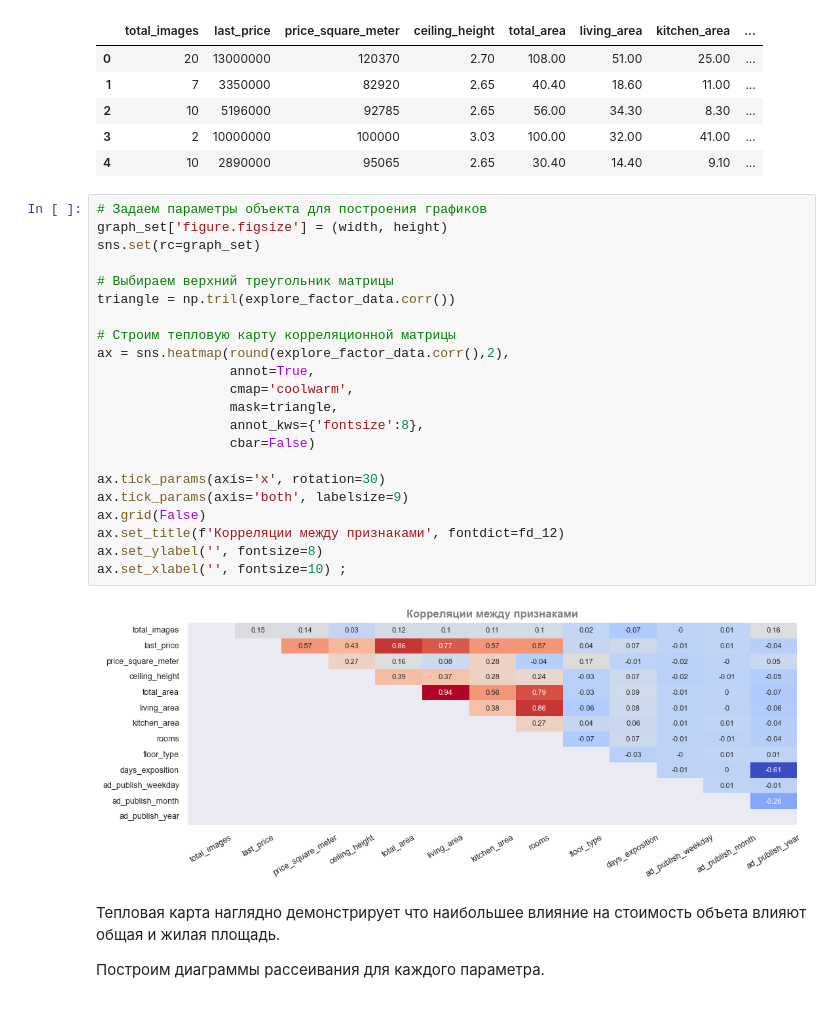
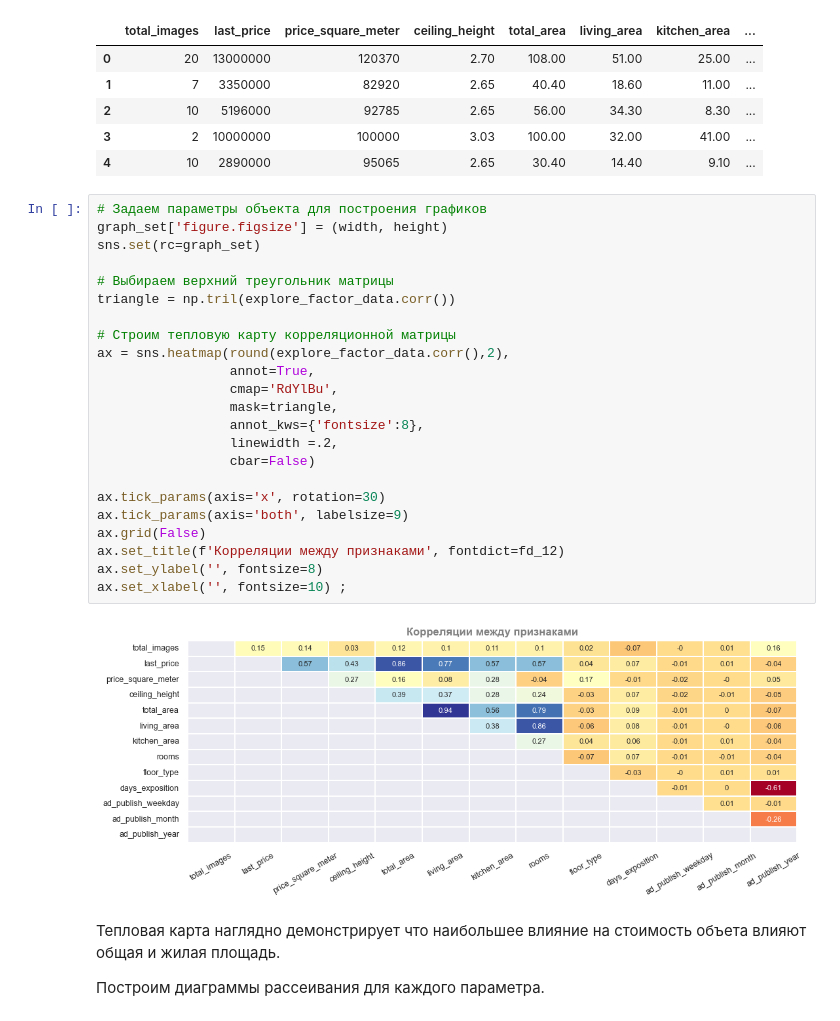
Before and after one commit to SuvorinSergey/ya_practicum_data_science, a Jupyter notebook: real_estate/real_estate_spb.ipynb, the cells around one changed output. Saved outputs shown, nothing was run; the diff lists cells and outputs as text.

```diff
--- a/real_estate/real_estate_spb.ipynb
+++ b/real_estate/real_estate_spb.ipynb
@@ -2523,27 +2512,28 @@ explore_factor_data.head(5)
 # %%
 # Задаем параметры объекта для построения графиков
 graph_set['figure.figsize'] = (width, height)
 sns.set(rc=graph_set)
 
 # Выбираем верхний треугольник матрицы
 triangle = np.tril(explore_factor_data.corr())
 
 # Строим тепловую карту корреляционной матрицы
 ax = sns.heatmap(round(explore_factor_data.corr(),2),
                  annot=True,
-                 cmap='coolwarm',
+                 cmap='RdYlBu',
                  mask=triangle,
                  annot_kws={'fontsize':8},
+                 linewidth =.2,
                  cbar=False)
 
 ax.tick_params(axis='x', rotation=30)
 ax.tick_params(axis='both', labelsize=9)
 ax.grid(False)
 ax.set_title(f'Корреляции между признаками', fontdict=fd_12)
 ax.set_ylabel('', fontsize=8)
 ax.set_xlabel('', fontsize=10) ;
 # %% [output]
-[figure, old version]
+[figure, new version]
 # %% [markdown]
 Тепловая карта наглядно демонстрирует что наибольшее влияние на стоимость объета влияют общая и жилая площадь.
 
```
Also changed, not shown: parts of 58 cells of this notebook.
